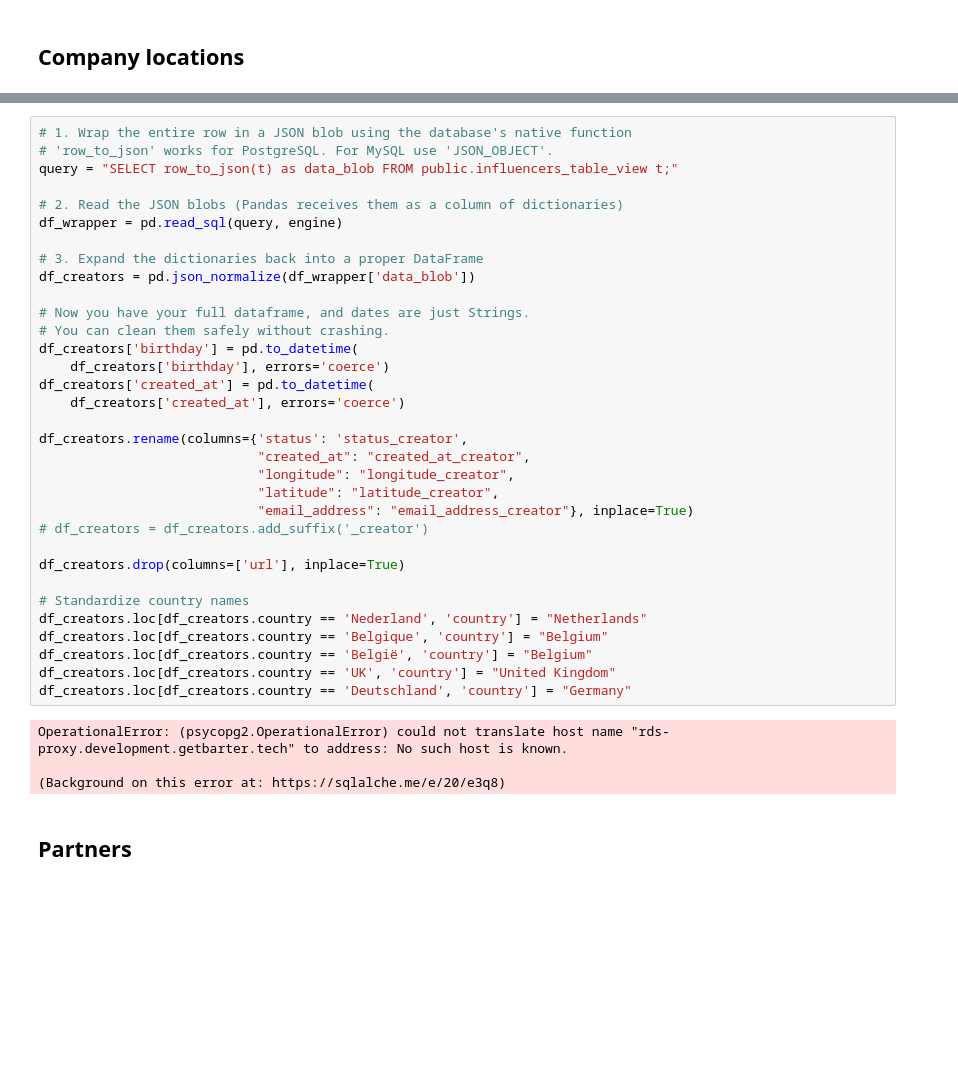
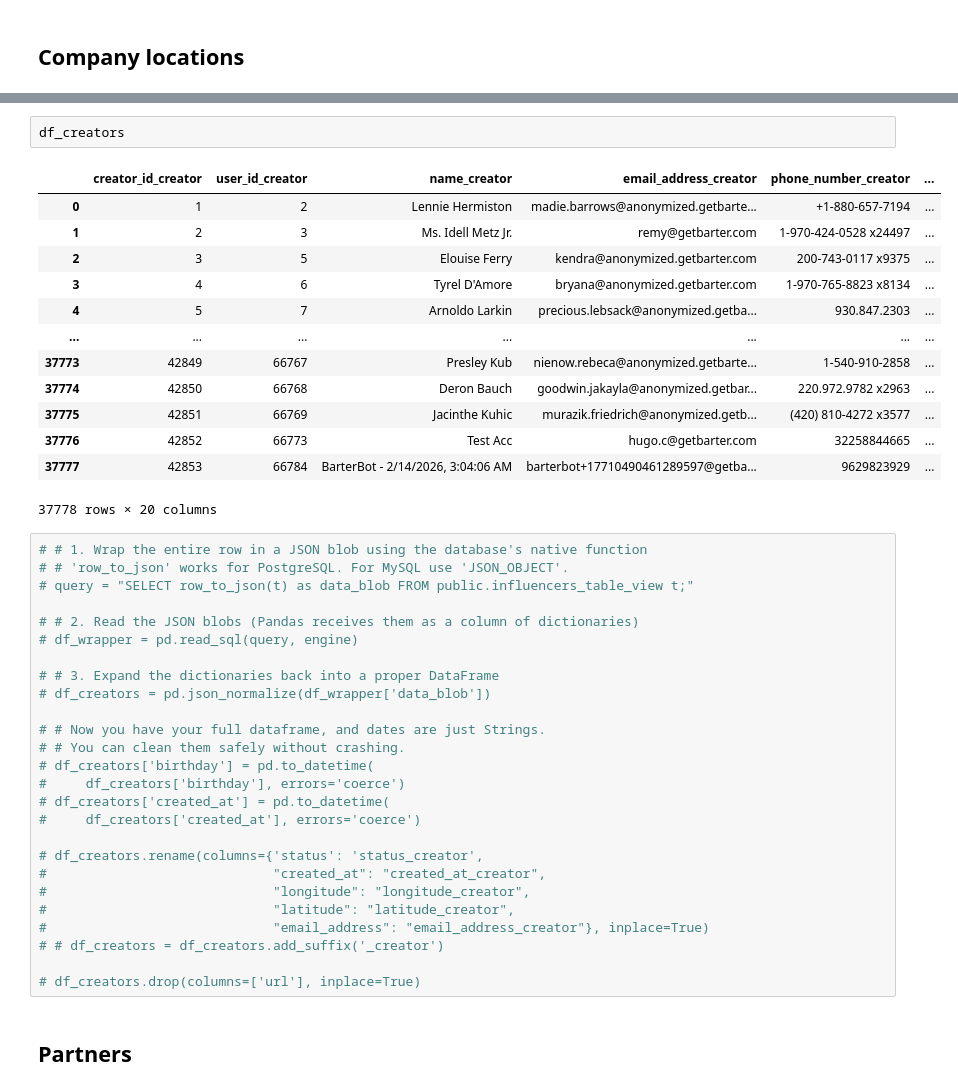
Before and after one commit to wouterbarter/AI_thesis_public, a Jupyter notebook: notebooks/barter_locations_analysis.ipynb, the cells around one changed output, grey strips where cells are left out. Drawn from its saved outputs; the diff is of its cells as text; blank space fills up the shorter version.

Commit message:
Update from https://github.com/wouterbarter/AI_thesis/commit/acde18915fcc55a93c75de3397d7442a95b78238

```diff
--- a/notebooks/barter_locations_analysis.ipynb
+++ b/notebooks/barter_locations_analysis.ipynb
@@ -119,40 +186,45 @@ df_locations = df_locations.add_suffix('_partner')
+# %%
+df_creators
+# %% [output]
+|  | creator_id_creator | user_id_creator | name_creator | email_address_creator | phone_number_creator | ... |
+| 0 | 1 | 2 | Lennie Hermiston | madie.barrows@anonymized.getbarte... | +1-880-657-7194 | ... |
+| 1 | 2 | 3 | Ms. Idell Metz Jr. | remy@getbarter.com | 1-970-424-0528 x24497 | ... |
+| 2 | 3 | 5 | Elouise Ferry | kendra@anonymized.getbarter.com | 200-743-0117 x9375 | ... |
+| 3 | 4 | 6 | Tyrel D'Amore | bryana@anonymized.getbarter.com | 1-970-765-8823 x8134 | ... |
+| 4 | 5 | 7 | Arnoldo Larkin | precious.lebsack@anonymized.getba... | 930.847.2303 | ... |
+| ... | ... | ... | ... | ... | ... | ... |
+| 37773 | 42849 | 66767 | Presley Kub | nienow.rebeca@anonymized.getbarte... | 1-540-910-2858 | ... |
+| 37774 | 42850 | 66768 | Deron Bauch | goodwin.jakayla@anonymized.getbar... | 220.972.9782 x2963 | ... |
+| 37775 | 42851 | 66769 | Jacinthe Kuhic | murazik.friedrich@anonymized.getb... | (420) 810-4272 x3577 | ... |
+| 37776 | 42852 | 66773 | Test Acc | hugo.c@getbarter.com | 32258844665 | ... |
+| 37777 | 42853 | 66784 | BarterBot - 2/14/2026, 3:04:06 AM | barterbot+17710490461289597@getba... | 9629823929 | ... |
+37778 rows × 20 columns
 # %%
-# 1. Wrap the entire row in a JSON blob using the database's native function
-# 'row_to_json' works for PostgreSQL. For MySQL use 'JSON_OBJECT'.
-query = "SELECT row_to_json(t) as data_blob FROM public.influencers_table_view t;"
+# # 1. Wrap the entire row in a JSON blob using the database's native function
+# # 'row_to_json' works for PostgreSQL. For MySQL use 'JSON_OBJECT'.
+# query = "SELECT row_to_json(t) as data_blob FROM public.influencers_table_view t;"
 
-# 2. Read the JSON blobs (Pandas receives them as a column of dictionaries)
-df_wrapper = pd.read_sql(query, engine)
+# # 2. Read the JSON blobs (Pandas receives them as a column of dictionaries)
+# df_wrapper = pd.read_sql(query, engine)
 
-# 3. Expand the dictionaries back into a proper DataFrame
-df_creators = pd.json_normalize(df_wrapper['data_blob'])
+# # 3. Expand the dictionaries back into a proper DataFrame
+# df_creators = pd.json_normalize(df_wrapper['data_blob'])
 
-# Now you have your full dataframe, and dates are just Strings.
-# You can clean them safely without crashing.
-df_creators['birthday'] = pd.to_datetime(
-    df_creators['birthday'], errors='coerce')
-df_creators['created_at'] = pd.to_datetime(
-    df_creators['created_at'], errors='coerce')
+# # Now you have your full dataframe, and dates are just Strings.
+# # You can clean them safely without crashing.
+# df_creators['birthday'] = pd.to_datetime(
+#     df_creators['birthday'], errors='coerce')
+# df_creators['created_at'] = pd.to_datetime(
+#     df_creators['created_at'], errors='coerce')
 
-df_creators.rename(columns={'status': 'status_creator',
-                            "created_at": "created_at_creator",
-                            "longitude": "longitude_creator",
-                            "latitude": "latitude_creator",
-                            "email_address": "email_address_creator"}, inplace=True)
-# df_creators = df_creators.add_suffix('_creator')
+# df_creators.rename(columns={'status': 'status_creator',
+#                             "created_at": "created_at_creator",
+#                             "longitude": "longitude_creator",
+#                             "latitude": "latitude_creator",
+#                             "email_address": "email_address_creator"}, inplace=True)
+# # df_creators = df_creators.add_suffix('_creator')
 
-df_creators.drop(columns=['url'], inplace=True)
-
-# Standardize country names
-df_creators.loc[df_creators.country == 'Nederland', 'country'] = "Netherlands"
-df_creators.loc[df_creators.country == 'Belgique', 'country'] = "Belgium"
-df_creators.loc[df_creators.country == 'België', 'country'] = "Belgium"
-df_creators.loc[df_creators.country == 'UK', 'country'] = "United Kingdom"
-df_creators.loc[df_creators.country == 'Deutschland', 'country'] = "Germany"
+# df_creators.drop(columns=['url'], inplace=True)
-# %% [output]
-OperationalError: (psycopg2.OperationalError) could not translate host name "rds-proxy.development.getbarter.tech" to address: No such host is known.
-
-(Background on this error at: https://sqlalche.me/e/20/e3q8)
 # %% [markdown]
 ## Partners
 # %% [markdown]
```
Also changed, not shown: parts of 19 cells of this notebook, 7 other files.
